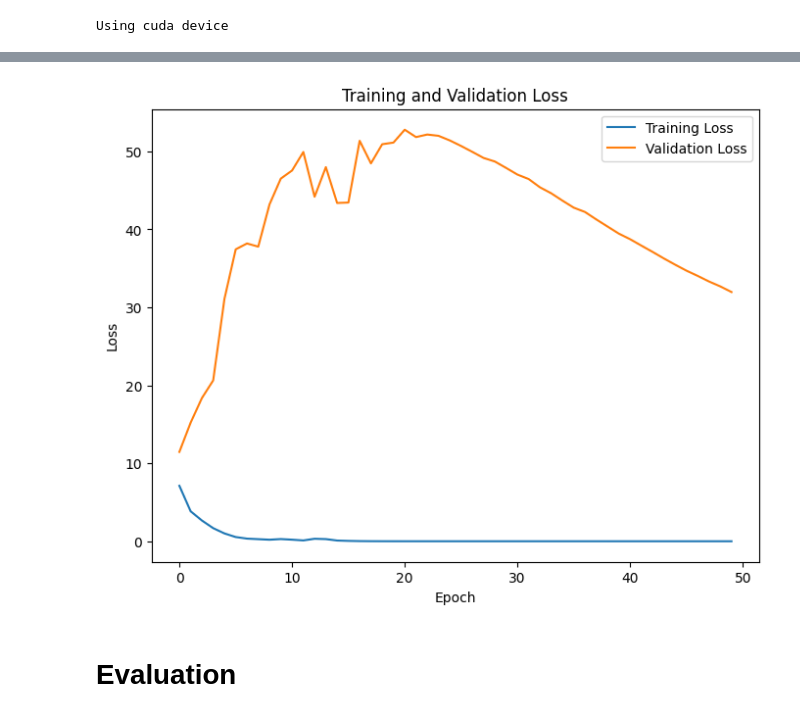
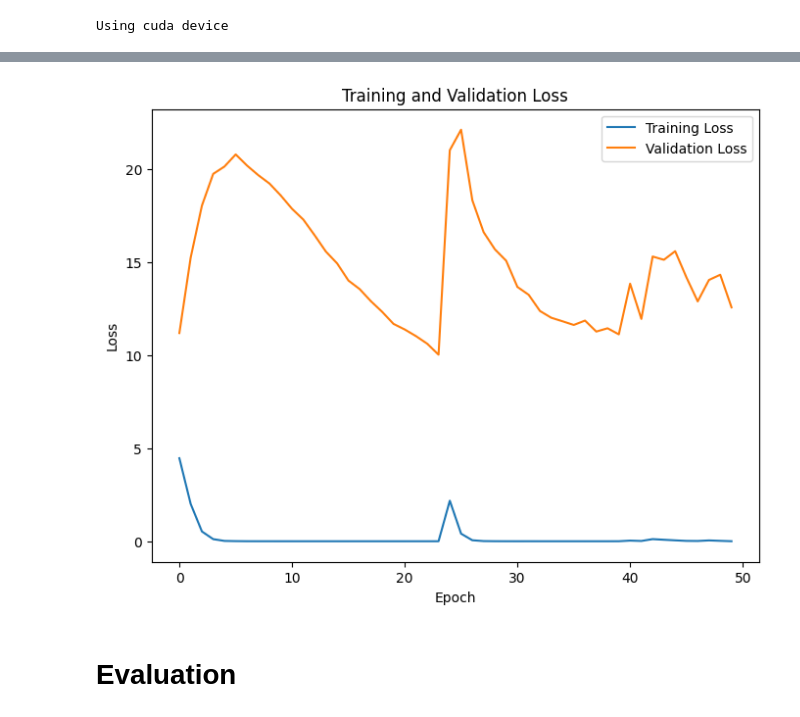
Before and after one commit to alefram/notebooks, a Jupyter notebook: pokedex.ipynb, the cells around one changed output, grey strips where cells are left out. Saved outputs shown, nothing was run; the diff lists cells and outputs as text; code cells hidden in the pictures.

Commit message:
update the model and training

```diff
--- a/pokedex.ipynb
+++ b/pokedex.ipynb
@@ -104,21 +104,23 @@ class PokemonCNN(nn.Module):
     def __init__(self, ch_in, num_classes):
         super().__init__()
         self.conv1 = nn.Conv2d(ch_in, 16, kernel_size=3, stride=1, padding=0)
+        self.bn1 = nn.BatchNorm2d(16)  # Batch Norm after first convolution
         self.conv2 = nn.Conv2d(16, 32, kernel_size=3, stride=1, padding=0)
-        self.conv3 = nn.Conv2d(32, 64, kernel_size=3, stride=1, padding=0)
-
-        self.fc1 = nn.Linear(64 * 26 * 26, 128)
-        self.fc2 = nn.Linear(128, num_classes)
+        self.conv3 = nn.Conv2d(32, 32, kernel_size=3, stride=1, padding=0)
+        self.bn2 = nn.BatchNorm2d(32)  # Batch Norm after second convolution
+        self.fc1 = nn.Linear(32 * 52 * 52, 64)
+        self.fc2 = nn.Linear(64, num_classes)
 
     def forward(self, x):
         x = F.relu(self.conv1(x))
+        x = self.bn1(x)
         x = F.max_pool2d(x, 2, 2)
 
         x = F.relu(self.conv2(x))
         x = F.max_pool2d(x, 2, 2)
 
         x = F.relu(self.conv3(x))
-        x = F.max_pool2d(x, 2, 2)
+        x = self.bn2(x)
 
         x = torch.flatten(x, 1)
 
@@ -146,8 +148,8 @@ model = PokemonCNN(ch_in=3, num_classes=len(class_names)).to(device)
 criterion = nn.CrossEntropyLoss()
 optimizer = optim.Adam(model.parameters(), lr=0.001, weight_decay=0.0001)
 # %%
-train_loader = DataLoader(train_ds, batch_size=64, shuffle=True, num_workers=os.cpu_count())
-val_loader = DataLoader(val_ds, batch_size=64, shuffle=False, num_workers=os.cpu_count())  # Validation dataset
+train_loader = DataLoader(train_ds, batch_size=32, shuffle=True, num_workers=os.cpu_count())
+val_loader = DataLoader(val_ds, batch_size=32, shuffle=False, num_workers=os.cpu_count())  # Validation dataset
 epochs = 50
 
 train_losses = []
@@ -161,7 +163,6 @@ for epoch in range(epochs):
         images = batch['image'].to(device=device, dtype=torch.float32)
         labels = batch['labels'].to(device)
 
-        optimizer.zero_grad()
         y_pred = model(images)
 
         # Compute loss and accuracy
@@ -178,6 +179,7 @@ for epoch in range(epochs):
             display.clear_output(wait=True)  # Clear the output before printing
 
         # Backward
+        optimizer.zero_grad()
         loss.backward()
         optimizer.step()
 
@@ -216,3 +218,3 @@ plt.show()
-[figure, old version]
+[figure, new version]
 # %% [markdown]
 # Evaluation
```
Also changed, not shown: parts of 3 cells of this notebook.
